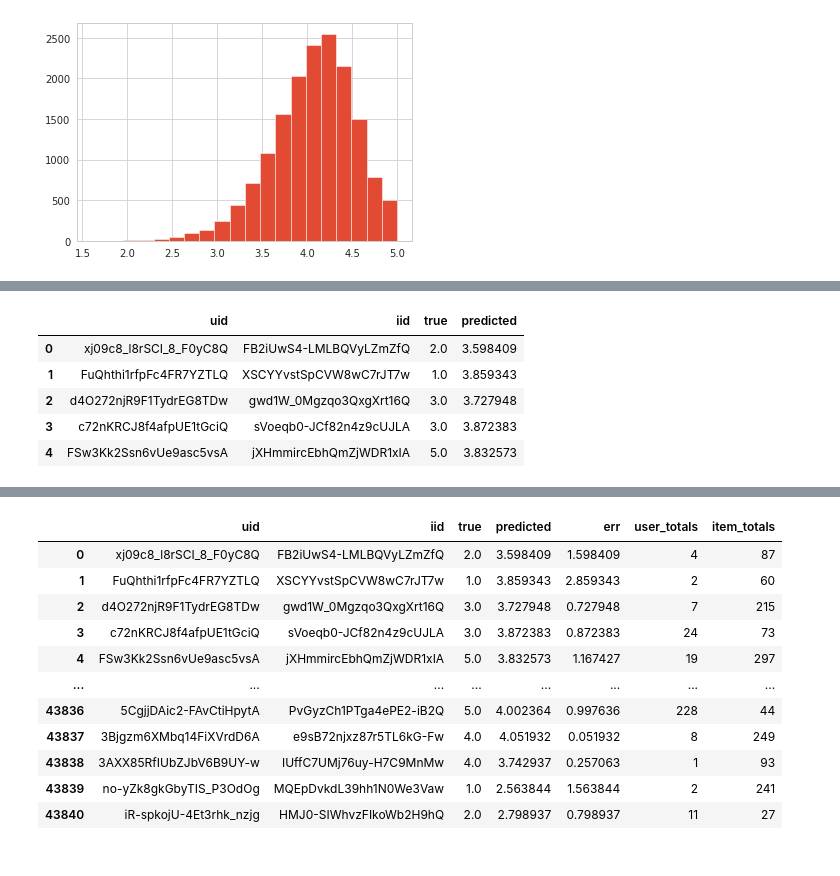
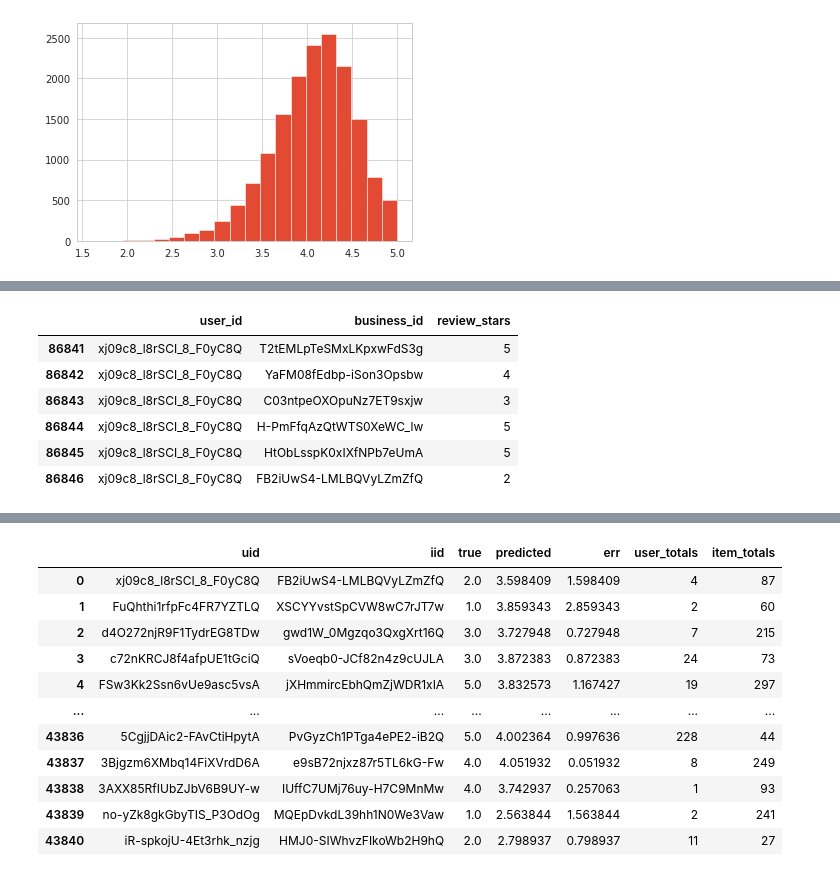
Before and after one commit to unclebrod/YelpRecommender, a Jupyter notebook: workbook.ipynb, the cells around one changed output, grey strips where cells are left out. Saved outputs shown, nothing was run; the diff lists cells and outputs as text; code cells hidden in the pictures.

```diff
--- a/workbook.ipynb
+++ b/workbook.ipynb
@@ -1541,9 +1581,10 @@ top_n['xj09c8_l8rSCI_8_F0yC8Q']
-# %%
-predictions_df.head()
-# %% [output]
-|  | uid | iid | true | predicted |
-| 0 | xj09c8_l8rSCI_8_F0yC8Q | FB2iUwS4-LMLBQVyLZmZfQ | 2.0 | 3.598409 |
-| 1 | FuQhthi1rfpFc4FR7YZTLQ | XSCYYvstSpCVW8wC7rJT7w | 1.0 | 3.859343 |
-| 2 | d4O272njR9F1TydrEG8TDw | gwd1W_0Mgzqo3QxgXrt16Q | 3.0 | 3.727948 |
-| 3 | c72nKRCJ8f4afpUE1tGciQ | sVoeqb0-JCf82n4z9cUJLA | 3.0 | 3.872383 |
-| 4 | FSw3Kk2Ssn6vUe9asc5vsA | jXHmmircEbhQmZjWDR1xIA | 5.0 | 3.832573 |
+# %%
+utility_3[utility_3['user_id'] == 'xj09c8_l8rSCI_8_F0yC8Q']
+# %% [output]
+|  | user_id | business_id | review_stars |
+| 86841 | xj09c8_l8rSCI_8_F0yC8Q | T2tEMLpTeSMxLKpxwFdS3g | 5 |
+| 86842 | xj09c8_l8rSCI_8_F0yC8Q | YaFM08fEdbp-iSon3Opsbw | 4 |
+| 86843 | xj09c8_l8rSCI_8_F0yC8Q | C03ntpeOXOpuNz7ET9sxjw | 3 |
+| 86844 | xj09c8_l8rSCI_8_F0yC8Q | H-PmFfqAzQtWTS0XeWC_lw | 5 |
+| 86845 | xj09c8_l8rSCI_8_F0yC8Q | HtObLsspK0xIXfNPb7eUmA | 5 |
+| 86846 | xj09c8_l8rSCI_8_F0yC8Q | FB2iUwS4-LMLBQVyLZmZfQ | 2 |
```
Also changed, not shown: parts of 5 cells of this notebook.
